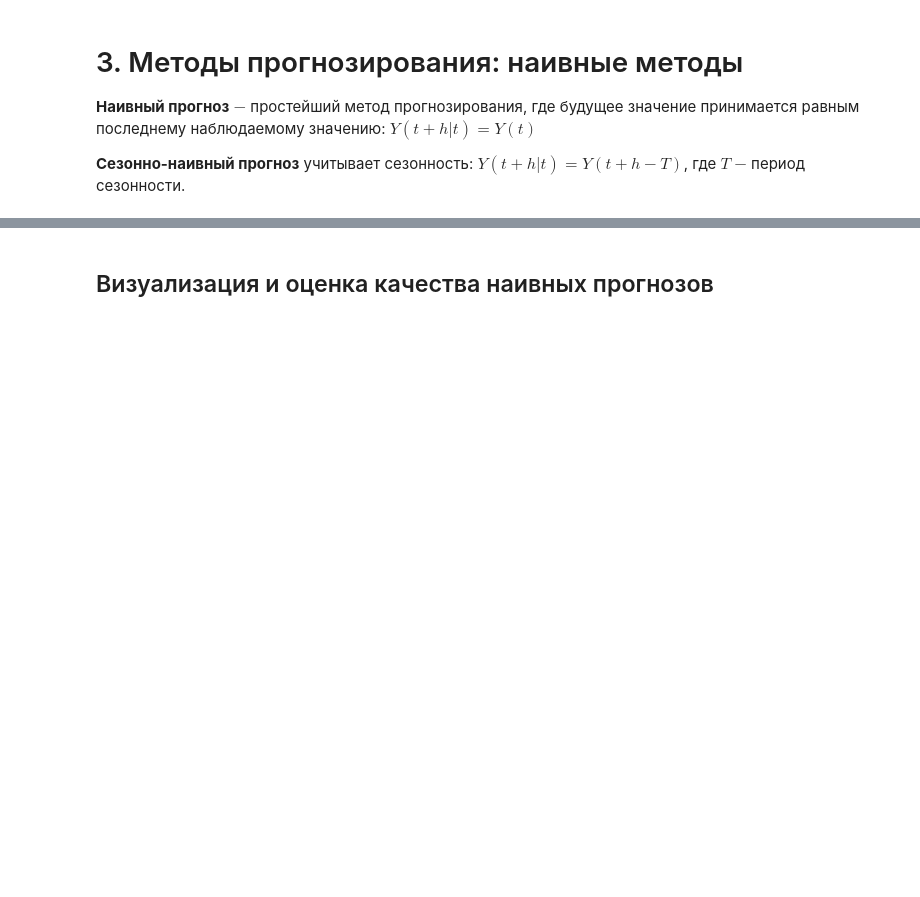
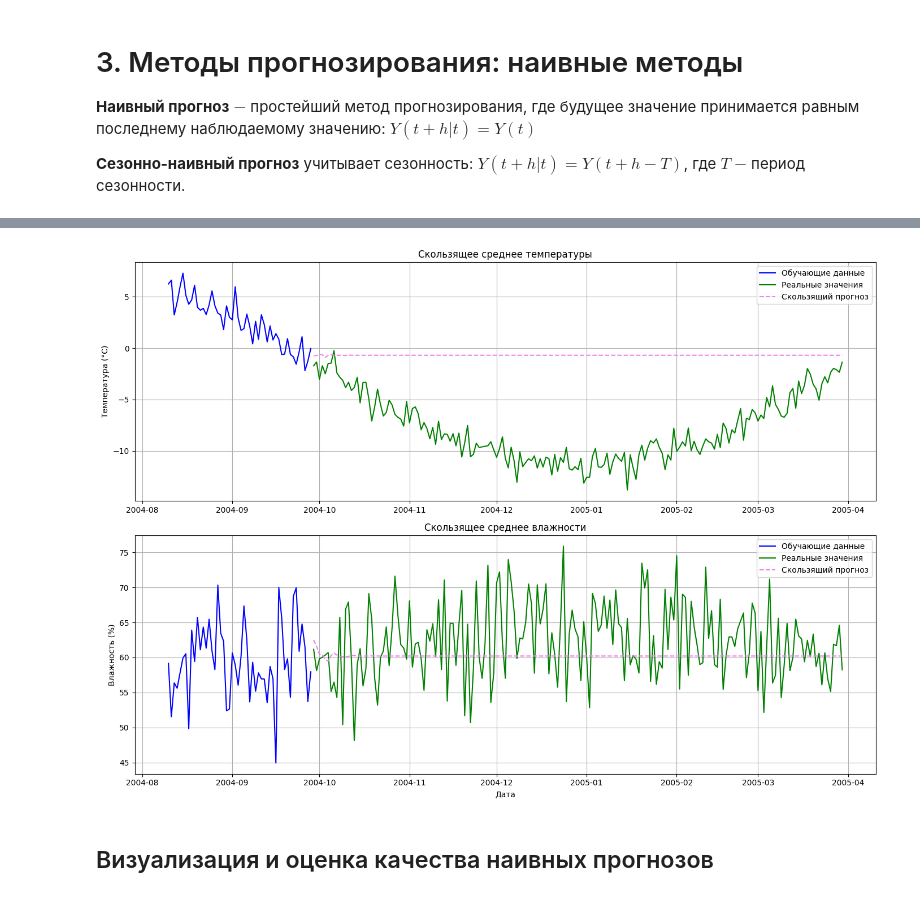
Before and after one commit to konygin/course_ml4kids, a Jupyter notebook: 06_time_series.ipynb, the cells around one changed output, grey strips where cells are left out. Drawn from its saved outputs; the diff is of its cells as text; code cells hidden in the pictures; blank space fills up the shorter version.

```diff
--- a/06_time_series.ipynb
+++ b/06_time_series.ipynb
@@ -274,2 +305,31 @@ test['seasonal_rolling_humidity'] = seasonal_rolling_humidity
+# %%
+# Визуализация прогнозов температуры
+plt.figure(figsize=(14, 10))
+
+# График температуры
+plt.subplot(2, 1, 1)
+plt.plot(train.index[-50:], train['temperature'].iloc[-50:], label='Обучающие данные', color='blue')
+plt.plot(test.index, test['temperature'], label='Реальные значения', color='green')
+plt.plot(test.index, test['rolling_temp'], label='Скользящий прогноз', color='violet', linestyle='--')
+plt.ylabel('Температура (°C)')
+plt.title('Скользящее среднее температуры')
+plt.legend()
+plt.grid(True)
+
+# График влажности
+plt.subplot(2, 1, 2)
+plt.plot(train.index[-50:], train['humidity'].iloc[-50:], label='Обучающие данные', color='blue')
+plt.plot(test.index, test['humidity'], label='Реальные значения', color='green')
+plt.plot(test.index, test['rolling_humidity'], label='Скользящий прогноз', color='violet', linestyle='--')
+plt.ylabel('Влажность (%)')
+plt.xlabel('Дата')
+plt.title('Скользящее среднее влажности')
+plt.legend()
+plt.grid(True)
+
+plt.tight_layout()
+plt.show()
+# %% [output]
+[figure, added]
 # %% [markdown]
 ## Визуализация и оценка качества наивных прогнозов
```
Also changed, not shown: parts of 17 cells of this notebook.
